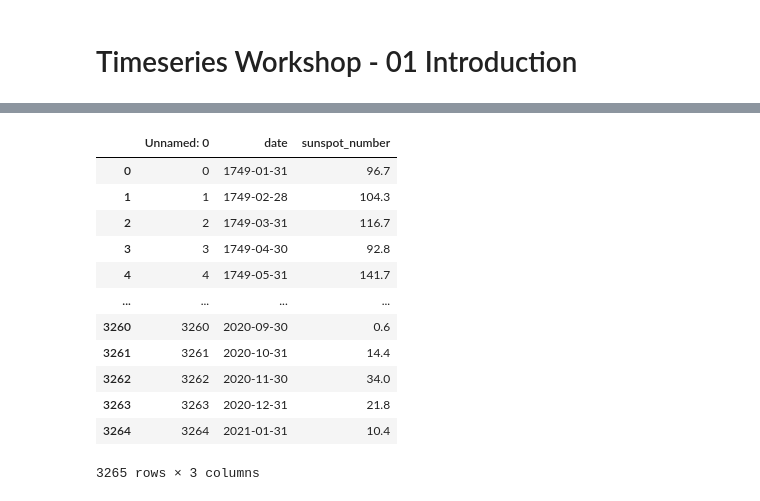
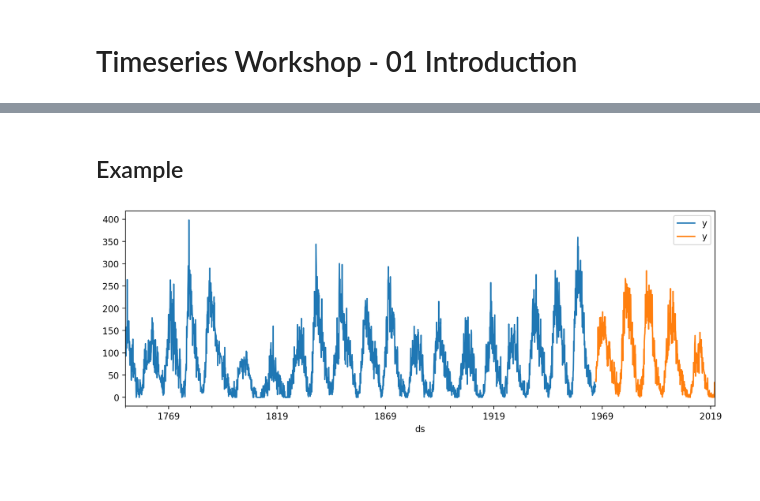
Before and after one commit to WeinbergMalte/timeseries-forecasting-workshop, a Jupyter notebook: notebooks/01-introduction.ipynb, the cells around one changed output, grey strips where cells are left out. Saved outputs shown, nothing was run; the diff lists cells and outputs as text; code cells hidden in the pictures; blank space fills up the shorter version.

```diff
--- a/notebooks/01-introduction.ipynb
+++ b/notebooks/01-introduction.ipynb
@@ -80,4 +64,0 @@ B --> F(Feature engineering!)
-# %%
-df = pd.read_csv("../data/airline.csv")
-df = df.rename(columns={"Month": "month", "#Passengers": "passengers"})
-df["month"] = pd.to_datetime(df["month"])
@@ -95,2 +64,0 @@ pd.read_parquet("../data/sunspots.parquet").set_index("date").plot()
-# %%
-df["date"] = pd.to_datetime(df["date"])
@@ -127,16 +65,14 @@ df[["date", "sunspot_number"]].to_csv("../data/sunspot_data.csv", index=False)
-# %%
-pd.read_csv("../data/sunspots.csv")
-# %% [output]
-|  | Unnamed: 0 | date | sunspot_number |
-| 0 | 0 | 1749-01-31 | 96.7 |
-| 1 | 1 | 1749-02-28 | 104.3 |
-| 2 | 2 | 1749-03-31 | 116.7 |
-| 3 | 3 | 1749-04-30 | 92.8 |
-| 4 | 4 | 1749-05-31 | 141.7 |
-| ... | ... | ... | ... |
-| 3260 | 3260 | 2020-09-30 | 0.6 |
-| 3261 | 3261 | 2020-10-31 | 14.4 |
-| 3262 | 3262 | 2020-11-30 | 34.0 |
-| 3263 | 3263 | 2020-12-31 | 21.8 |
-| 3264 | 3264 | 2021-01-31 | 10.4 |
-3265 rows × 3 columns
+# %% [markdown]
+## Example
+# %%
+SPLIT_DATE = "1966-01-01"
+df_prophet = df.copy().rename(columns={"date": "ds", "sunspot_number": "y"})
+
+df_train = df_prophet[df_prophet["ds"] < SPLIT_DATE]
+df_test = df_prophet[df_prophet["ds"] >= SPLIT_DATE]
+_, ax = plt.subplots(1,1, figsize=(12, 4))
+_ = df_train.set_index("ds").plot(ax=ax, label="train")
+_ = df_test.set_index("ds").plot(ax=ax, label="test")
+_ = plt.legend()
+# %% [output]
+[figure, added]
```
Also changed, not shown: parts of 14 cells of this notebook, 1 other file.
